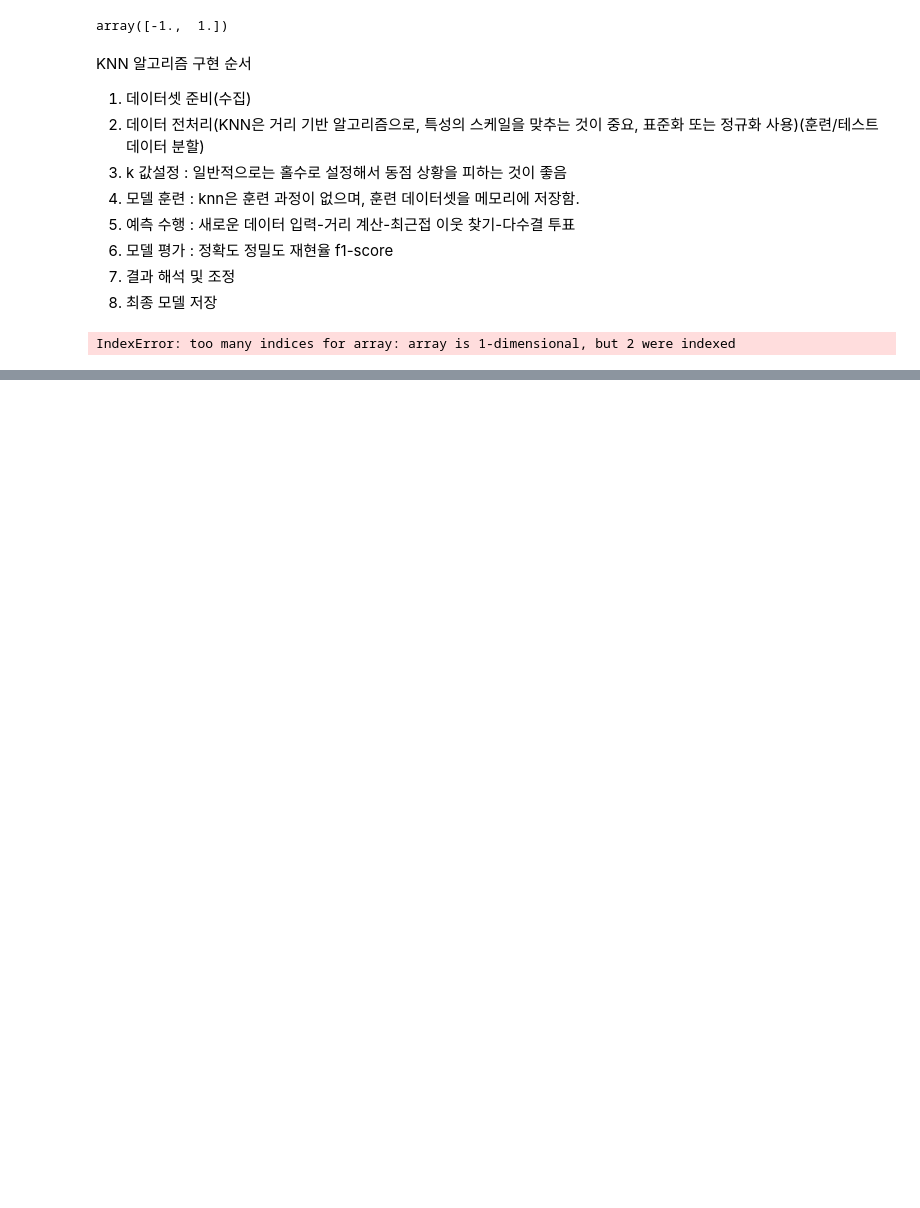
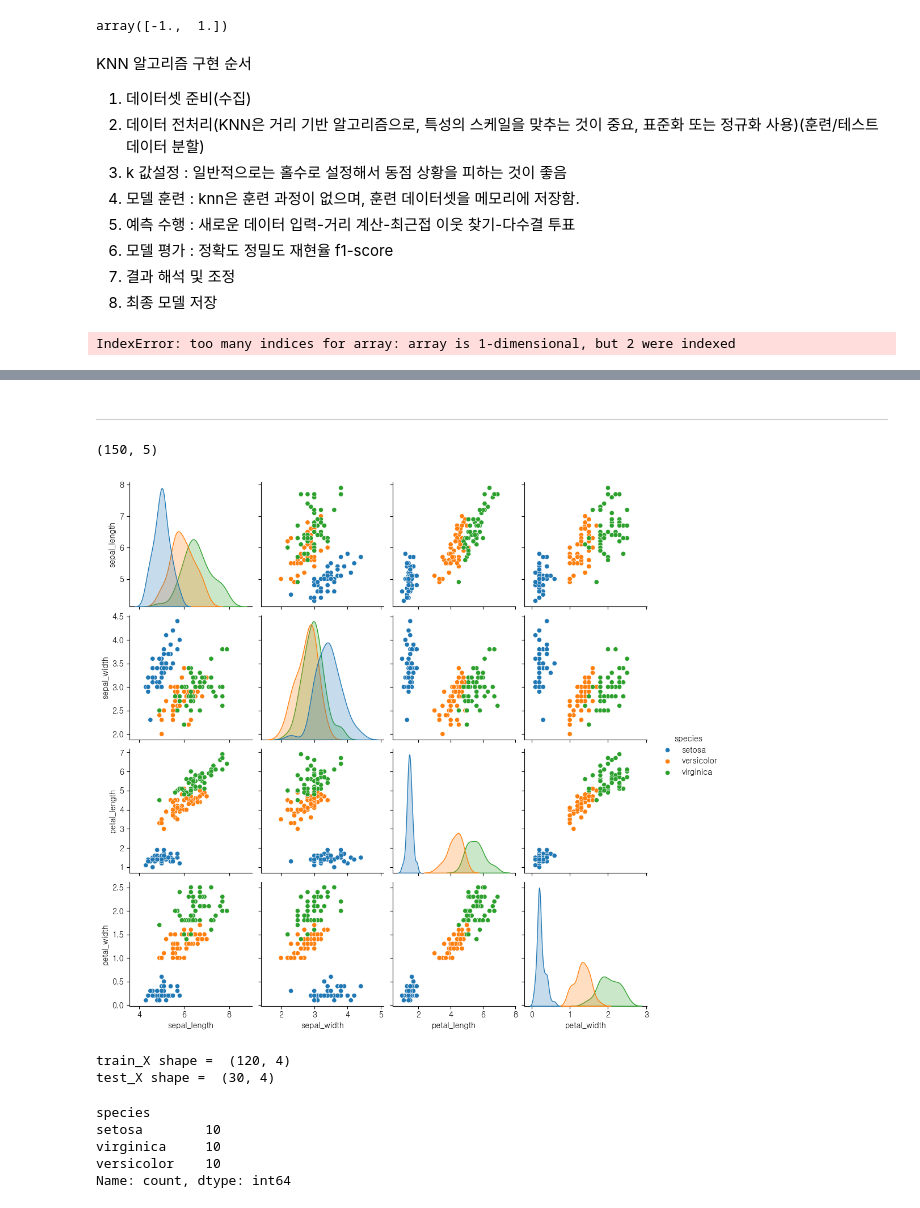
Before and after one commit to rmfpafls/sesac_python, a Jupyter notebook: pandas, seaborn/0911.ipynb, the cells around one changed output, grey strips where cells are left out. Drawn from its saved outputs; the diff is of its cells as text; code cells hidden in the pictures; blank space fills up the shorter version.

```diff
--- a/pandas, seaborn/0911.ipynb
+++ b/pandas, seaborn/0911.ipynb
@@ -368,0 +549,36 @@ IndexError: too many indices for array: array is 1-dimensional, but 2 were index
+# %% [markdown]
+-----------------------------------------------
+# %%
+## 교수님 풀이
+iris = sns.load_dataset('iris')
+iris.head()
+iris.shape
+# %% [output]
+(150, 5)
+# %%
+## visualization
+sns.pairplot(iris,
+             hue = "species"
+             )
+plt.show()
+# %% [output]
+[figure, added]
+# %%
+X = iris.loc[:, :"petal_width"]
+y = iris["species"]
+
+train_X, test_X, train_y, test_y = train_test_split(X, y, test_size = 0.2, stratify = y)
+# 20%는 테스트로 빼겠다.
+print("train_X shape = ", train_X.shape)
+print("test_X shape = ", test_X.shape)
+# %% [output]
+train_X shape =  (120, 4)
+test_X shape =  (30, 4)
+# %%
+test_y.value_counts()
+# %% [output]
+species
+setosa        10
+virginica     10
+versicolor    10
+Name: count, dtype: int64
```
Also changed, not shown: parts of 31 cells of this notebook, 9 other files.
